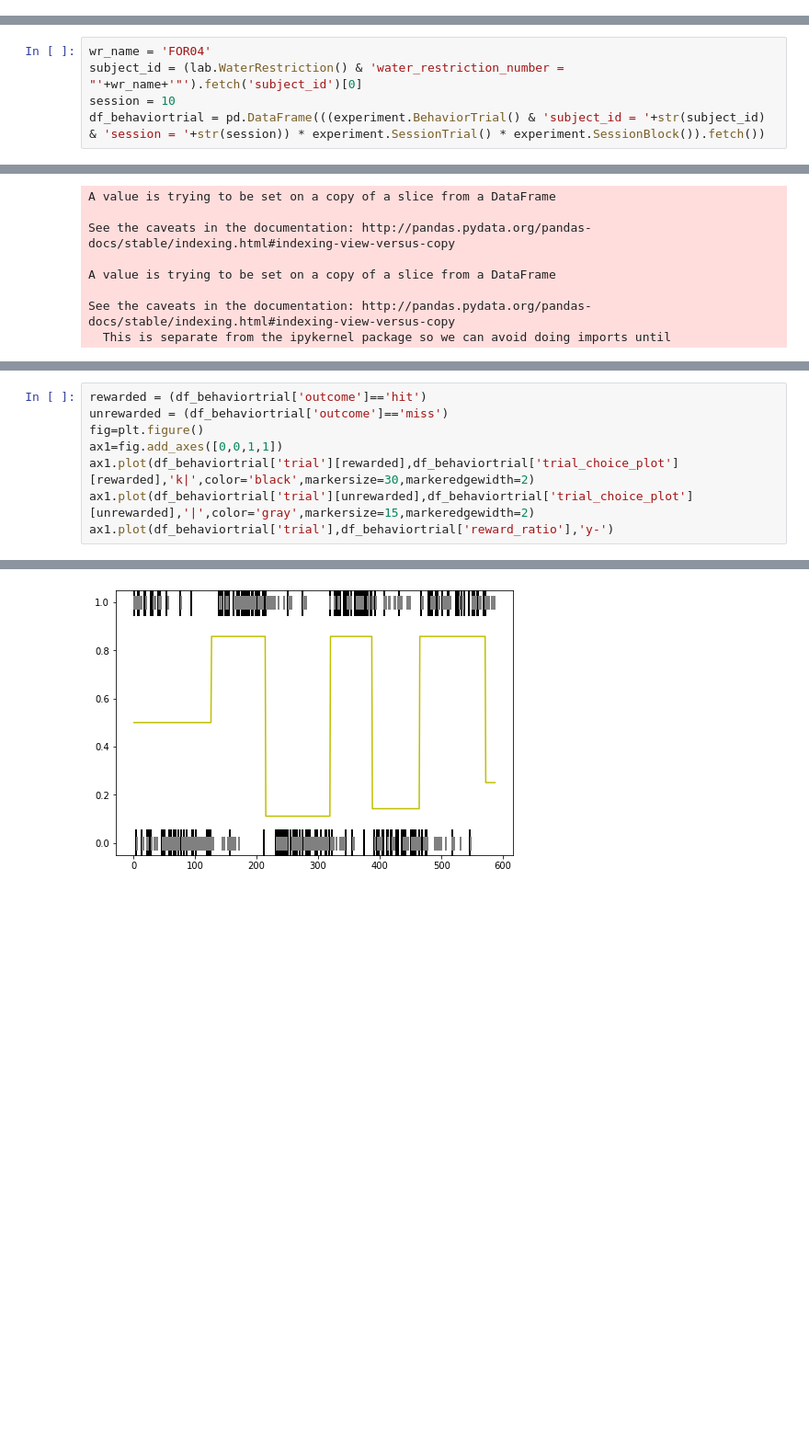
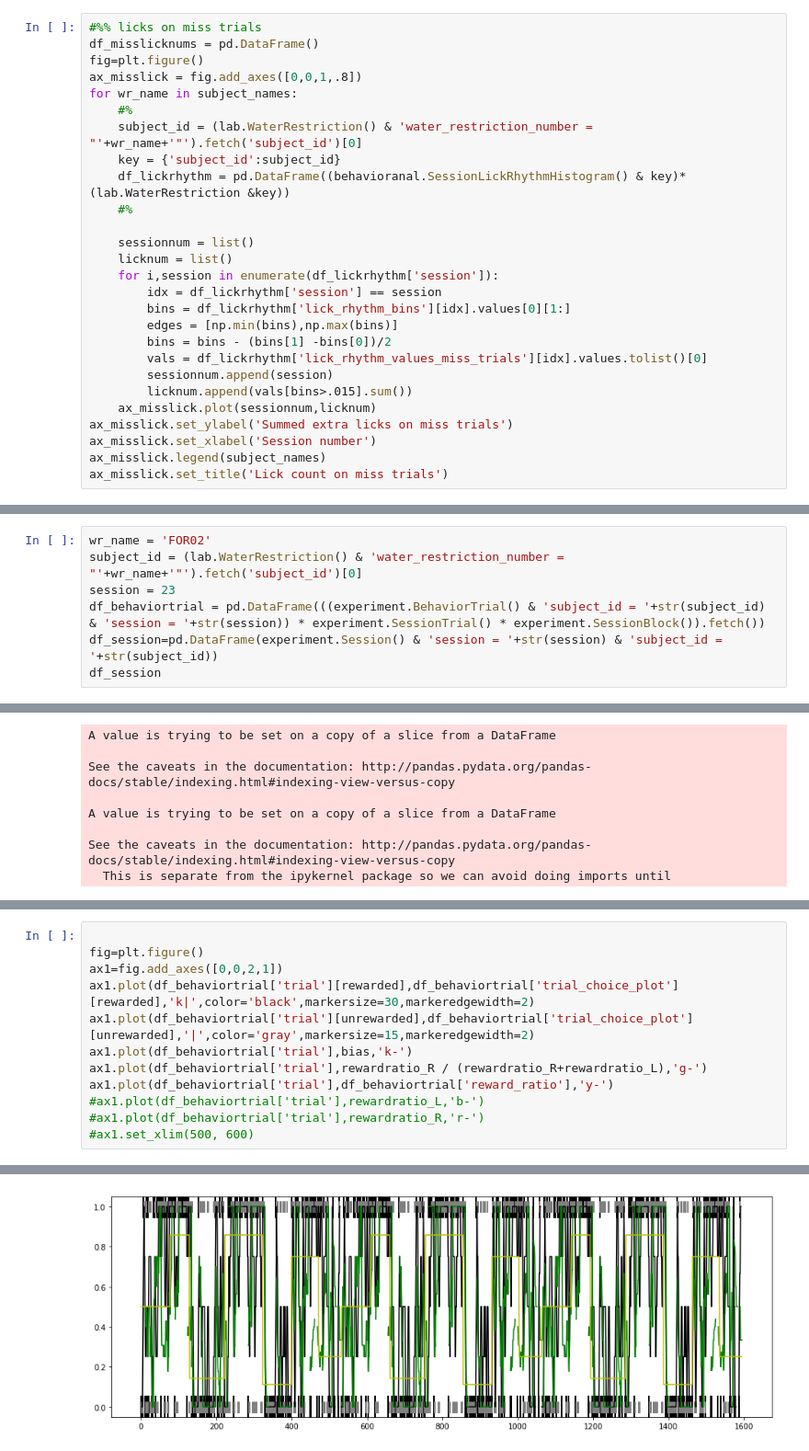
Before and after one commit to rozmar/DataPipeline, a Jupyter notebook: foraging_analysis.ipynb, the cells around one changed output, grey strips where cells are left out. Shown: that part at 92% size. Drawn from its saved outputs; the diff is of its cells as text; blank space fills up the shorter version.

```diff
--- a/foraging_analysis.ipynb
+++ b/foraging_analysis.ipynb
@@ -9,0 +76,27 @@ import matplotlib.pyplot as plt
+# %%
+#%% licks on miss trials
+df_misslicknums = pd.DataFrame()
+fig=plt.figure()
+ax_misslick = fig.add_axes([0,0,1,.8])
+for wr_name in subject_names:
+    #%
+    subject_id = (lab.WaterRestriction() & 'water_restriction_number = "'+wr_name+'"').fetch('subject_id')[0]
+    key = {'subject_id':subject_id}
+    df_lickrhythm = pd.DataFrame((behavioranal.SessionLickRhythmHistogram() & key)*(lab.WaterRestriction &key))
+    #%
+
+    sessionnum = list()
+    licknum = list()
+    for i,session in enumerate(df_lickrhythm['session']):
+        idx = df_lickrhythm['session'] == session
+        bins = df_lickrhythm['lick_rhythm_bins'][idx].values[0][1:]
+        edges = [np.min(bins),np.max(bins)]
+        bins = bins - (bins[1] -bins[0])/2
+        vals = df_lickrhythm['lick_rhythm_values_miss_trials'][idx].values.tolist()[0]
+        sessionnum.append(session)
+        licknum.append(vals[bins>.015].sum())
+    ax_misslick.plot(sessionnum,licknum)
+ax_misslick.set_ylabel('Summed extra licks on miss trials')
+ax_misslick.set_xlabel('Session number')
+ax_misslick.legend(subject_names)
+ax_misslick.set_title('Lick count on miss trials')
@@ -10,5 +108,7 @@ import matplotlib.pyplot as plt
 # %%
-wr_name = 'FOR04'
+wr_name = 'FOR02'
 subject_id = (lab.WaterRestriction() & 'water_restriction_number = "'+wr_name+'"').fetch('subject_id')[0]
-session = 10
+session = 23
 df_behaviortrial = pd.DataFrame(((experiment.BehaviorTrial() & 'subject_id = '+str(subject_id) & 'session = '+str(session)) * experiment.SessionTrial() * experiment.SessionBlock()).fetch())
+df_session=pd.DataFrame(experiment.Session() & 'session = '+str(session) & 'subject_id = '+str(subject_id))
+df_session
@@ -29,11 +187,15 @@ See the caveats in the documentation: http://pandas.pydata.org/pandas-docs/stabl
 # %%
-rewarded = (df_behaviortrial['outcome']=='hit')
-unrewarded = (df_behaviortrial['outcome']=='miss')
+
 fig=plt.figure()
-ax1=fig.add_axes([0,0,1,1])
+ax1=fig.add_axes([0,0,2,1])
 ax1.plot(df_behaviortrial['trial'][rewarded],df_behaviortrial['trial_choice_plot'][rewarded],'k|',color='black',markersize=30,markeredgewidth=2)
 ax1.plot(df_behaviortrial['trial'][unrewarded],df_behaviortrial['trial_choice_plot'][unrewarded],'|',color='gray',markersize=15,markeredgewidth=2)
+ax1.plot(df_behaviortrial['trial'],bias,'k-')
+ax1.plot(df_behaviortrial['trial'],rewardratio_R / (rewardratio_R+rewardratio_L),'g-')
 ax1.plot(df_behaviortrial['trial'],df_behaviortrial['reward_ratio'],'y-')
+#ax1.plot(df_behaviortrial['trial'],rewardratio_L,'b-')
+#ax1.plot(df_behaviortrial['trial'],rewardratio_R,'r-')
+#ax1.set_xlim(500, 600)
 # %% [output]
 [<matplotlib.lines.Line2D at 0x...>]
-[figure, old version]
+[figure, new version]
```
Also changed, not shown: parts of 10 cells of this notebook.
